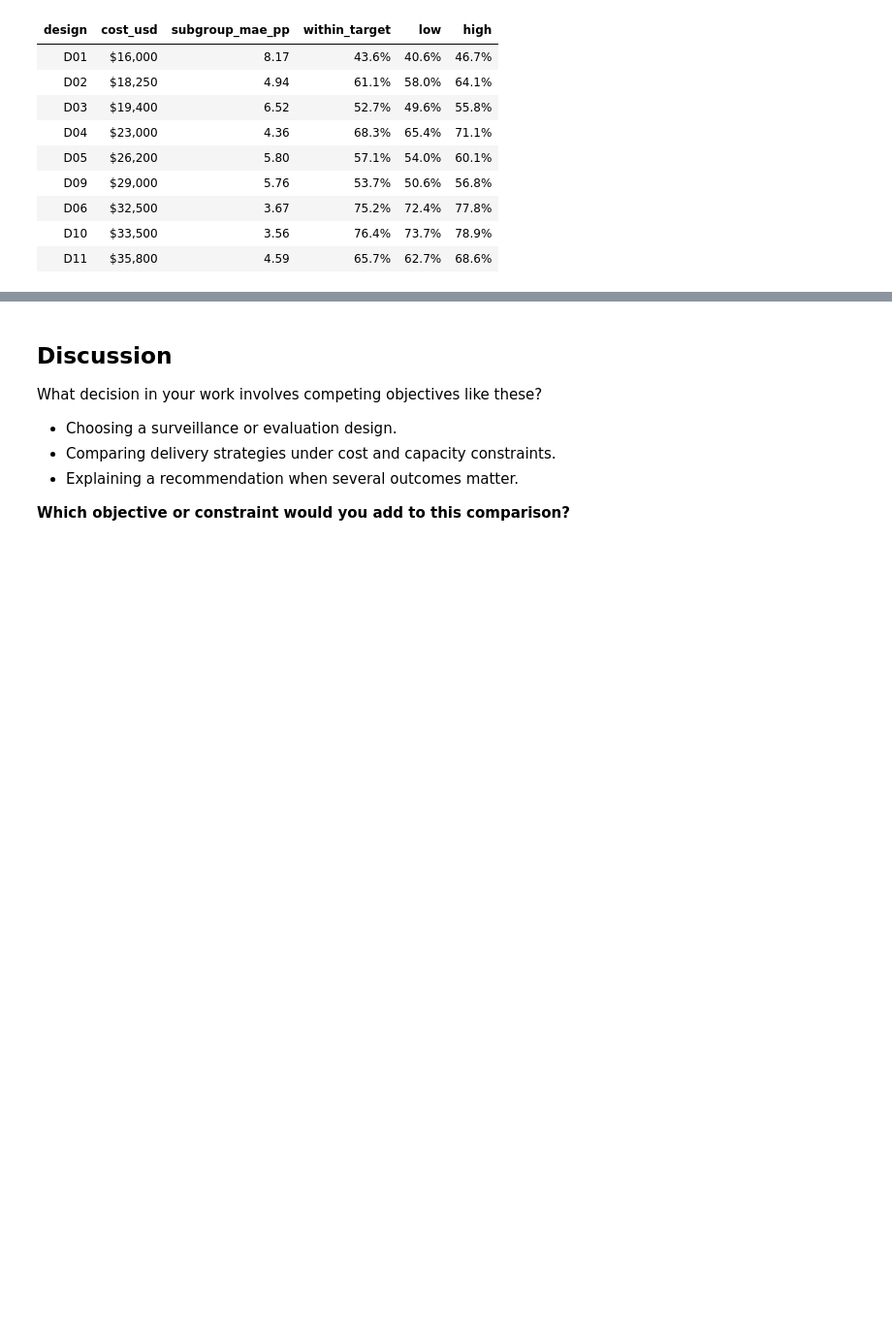
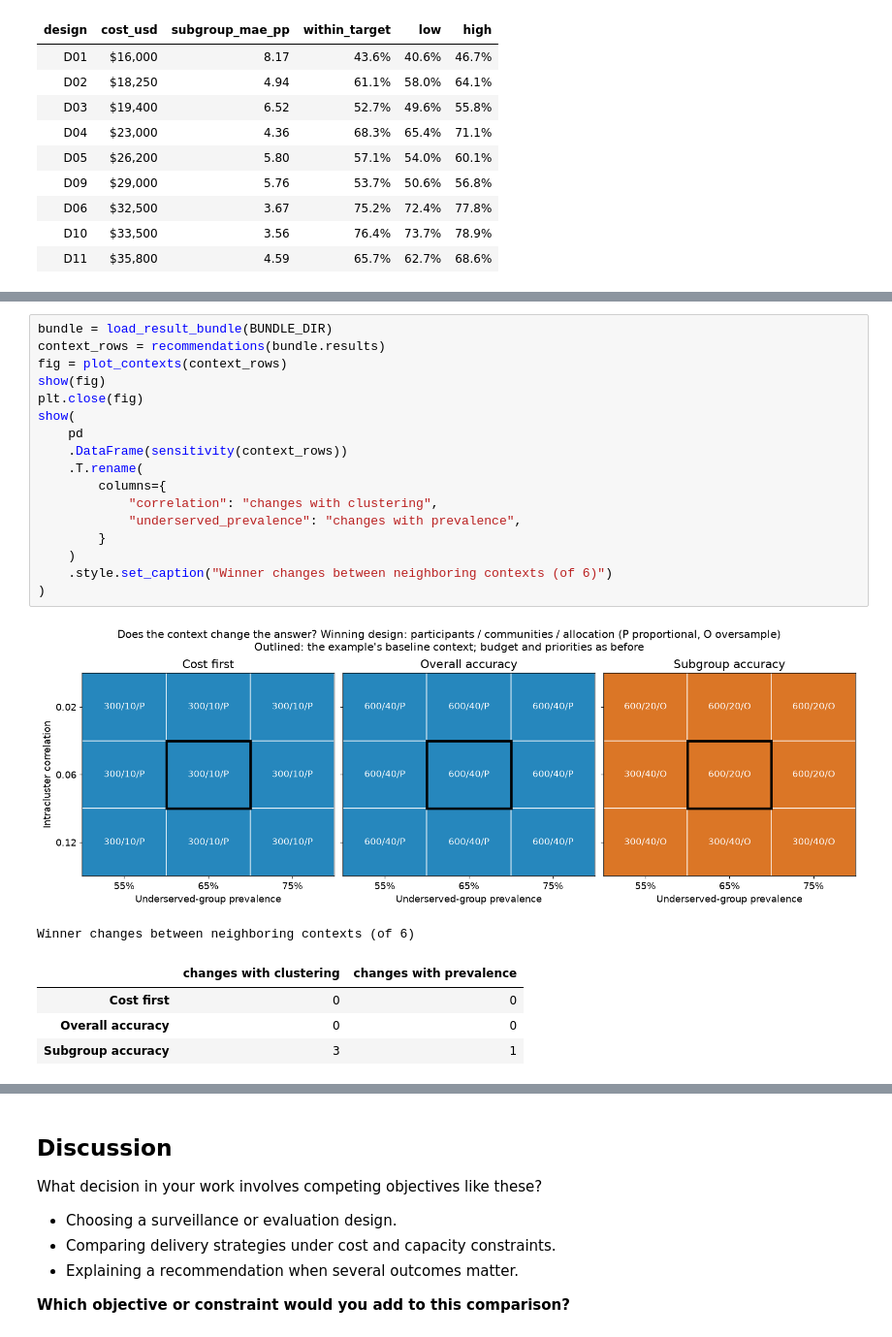
Before and after one commit to jcm-sci/trade-study, a Jupyter notebook: examples/serosurvey_study.ipynb, the cells around one changed output, grey strips where cells are left out. Shown at 97% size. Drawn from its saved outputs; the diff is of its cells as text; blank space fills up the shorter version.

```diff
--- a/examples/serosurvey_study.ipynb
+++ b/examples/serosurvey_study.ipynb
@@ -477 +501,25 @@ if rows:
+# %%
+bundle = load_result_bundle(BUNDLE_DIR)
+context_rows = recommendations(bundle.results)
+fig = plot_contexts(context_rows)
+show(fig)
+plt.close(fig)
+show(
+    pd
+    .DataFrame(sensitivity(context_rows))
+    .T.rename(
+        columns={
+            "correlation": "changes with clustering",
+            "underserved_prevalence": "changes with prevalence",
+        }
+    )
+    .style.set_caption("Winner changes between neighboring contexts (of 6)")
+)
+# %% [output]
+[figure, added]
+Winner changes between neighboring contexts (of 6)
+|  | changes with clustering | changes with prevalence |
+| Cost first | 0 | 0 |
+| Overall accuracy | 0 | 0 |
+| Subgroup accuracy | 3 | 1 |
 # %% [markdown]
```
Also changed, not shown: parts of 4 cells of this notebook, 8 other files.
